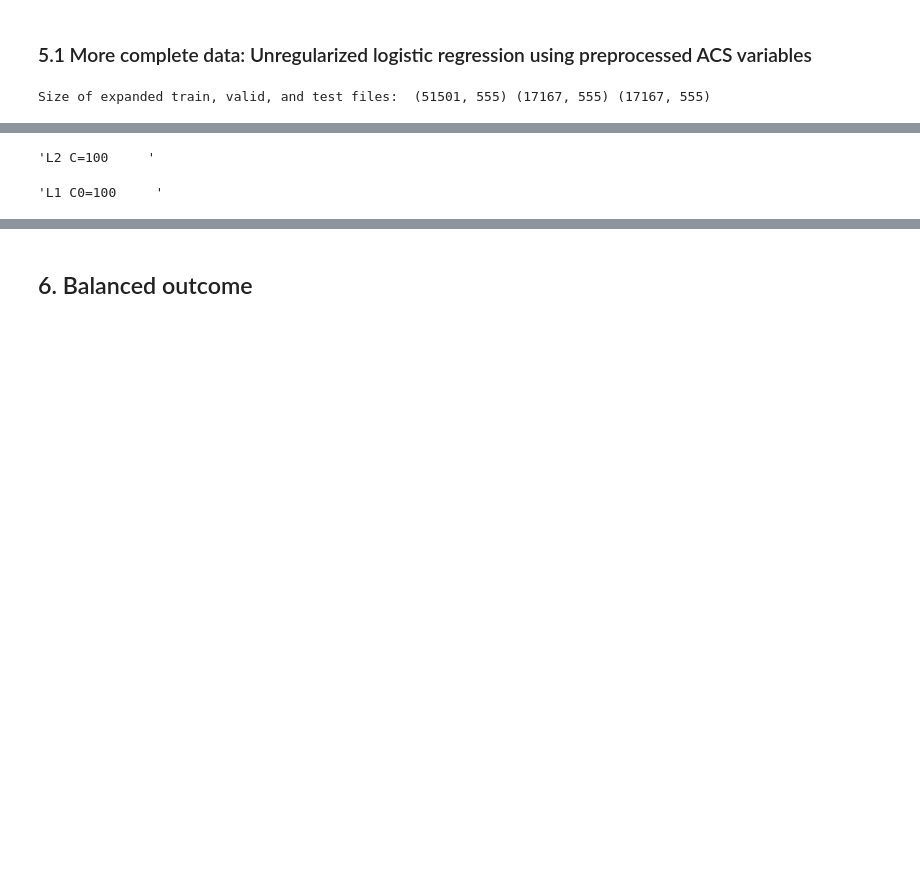
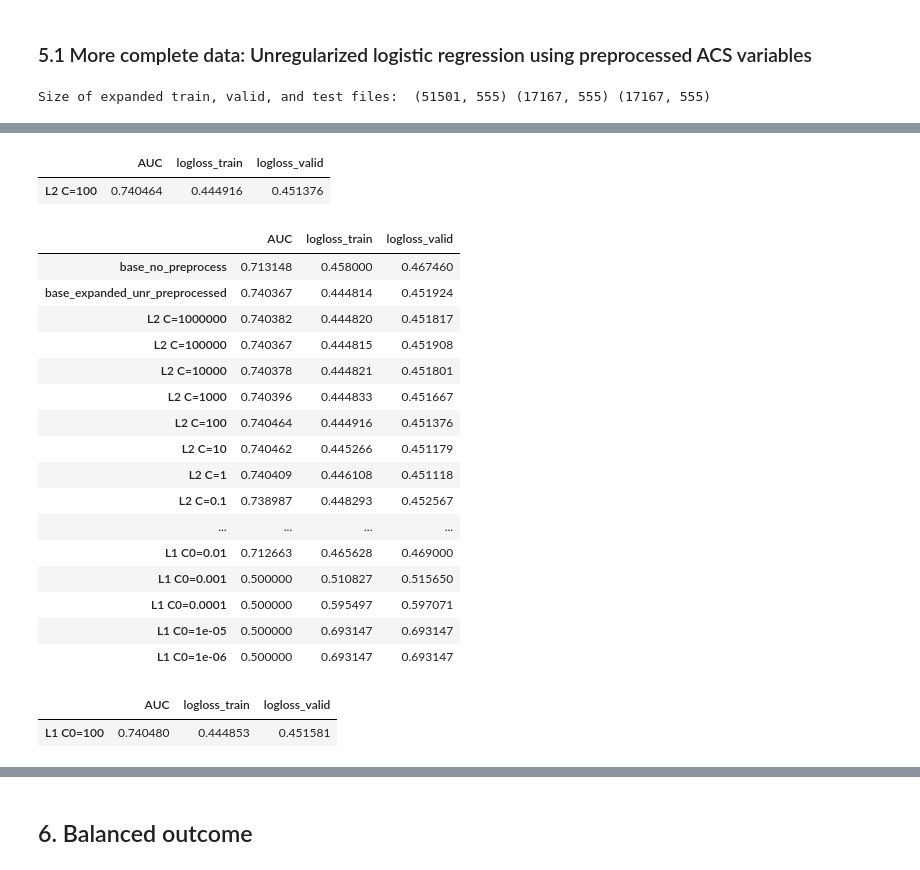
Before and after one commit to zhannazh/Predicting_Outcome_of_Consumer_Finance_Complaints, a Jupyter notebook: 2. Predictive Modeling.ipynb, the cells around one changed output, grey strips where cells are left out. Saved outputs shown, nothing was run; the diff lists cells and outputs as text; code cells hidden in the pictures; blank space fills up the shorter version.

Commit message:
updated expanded dataset section

```diff
--- a/2. Predictive Modeling.ipynb
+++ b/2. Predictive Modeling.ipynb
@@ -622,16 +618,9 @@ for i in range(6,-7, -1):
     logreg.fit(train_expanded_preprocessed.drop(['Y', 'Median_household_income'], axis=1), \
                train_expanded_preprocessed['Y'])
 
-    #residuals on validation set
-    res_v = logreg.predict_proba(valid_expanded_preprocessed.drop(['Y', 'Median_household_income'], axis=1))
-    valid_resid =np.hsplit(res_v, 2)[1]
-
-    #residuals on training set
-    res_t = logreg.predict_proba(train_expanded_preprocessed.drop(['Y', 'Median_household_income'], axis=1))
-    train_resid =np.hsplit(res_t, 2)[1]
-
-    #calculate and store auc and log-loss
-    auc_logloss_expanded_results['L2 C={} {}'.format(10**i, (7-len(str(10**i)))*" ")] = \
-        auc_and_logloss(train_resid, valid_resid, train_expanded_preprocessed.Y, valid_expanded_preprocessed.Y)
-
-#auc_logloss_expanded_results
+    # Calculate AUC (on valid) and log-loss (on train & valid)
+    auc_logloss_expanded_results = \
+        f.store_AUC_and_logloss_results(logreg, \
+        'L2 C={} {}'.format(10**i, (7-len(str(10**i)))*" "), True, \
+        train_expanded_preprocessed, valid_expanded_preprocessed, \
+        ['Y', 'Median_household_income'],  auc_logloss_expanded_results)
@@ -638,8 +647,9 @@ for i in range(6,-7, -1):
 # %%
-# Print the model gives the highest AUC
-max(auc_logloss_expanded_results,key=auc_logloss_expanded_results.get)
+# Print the model that gives the highest AUC
+view_results_expanded[view_results_expanded.AUC == view_results_expanded.AUC.max()]
 # %% [output]
-'L2 C=100     '
+|  | AUC | logloss_train | logloss_valid |
+| L2 C=100 | 0.740464 | 0.444916 | 0.451376 |
 # %%
 # L1 regularized logit for several hyperparameter values on expanded, preprocessed data
 for i in range(6,-7, -1):
@@ -647,24 +657,39 @@ for i in range(6,-7, -1):
     logreg.fit(train_expanded_preprocessed.drop(['Y', 'Median_household_income'], axis=1), \
                train_expanded_preprocessed['Y'])
 
-    #residuals on validation set
-    res_v = logreg.predict_proba(valid_expanded_preprocessed.drop(['Y', 'Median_household_income'], axis=1))
-    valid_resid =np.hsplit(res_v, 2)[1]
-
-    #residuals on training set
-    res_t = logreg.predict_proba(train_expanded_preprocessed.drop(['Y', 'Median_household_income'], axis=1))
-    train_resid =np.hsplit(res_t, 2)[1]
-
-    #calculate and store auc and log-loss
-    auc_logloss_expanded_results['L1 C0={} {}'.format(10**i, (7-len(str(10**i)))*" ")] = \
-        auc_and_logloss(train_resid, valid_resid, train_expanded_preprocessed.Y, valid_expanded_preprocessed.Y)
-
-#auc_logloss_expanded_results
+    # Calculate AUC (on valid) and log-loss (on train & valid)
+    auc_logloss_expanded_results = \
+        f.store_AUC_and_logloss_results(logreg, \
+        'L1 C0={} {}'.format(10**i, (7-len(str(10**i)))*" "), True, \
+        train_expanded_preprocessed, valid_expanded_preprocessed, \
+        ['Y', 'Median_household_income'],  auc_logloss_expanded_results)
+# %%
+view_results_expanded = pd.DataFrame(auc_logloss_expanded_results).T
+view_results_expanded
+# %% [output]
+|  | AUC | logloss_train | logloss_valid |
+| base_no_preprocess | 0.713148 | 0.458000 | 0.467460 |
+| base_expanded_unr_preprocessed | 0.740367 | 0.444814 | 0.451924 |
+| L2 C=1000000 | 0.740382 | 0.444820 | 0.451817 |
+| L2 C=100000 | 0.740367 | 0.444815 | 0.451908 |
+| L2 C=10000 | 0.740378 | 0.444821 | 0.451801 |
+| L2 C=1000 | 0.740396 | 0.444833 | 0.451667 |
+| L2 C=100 | 0.740464 | 0.444916 | 0.451376 |
+| L2 C=10 | 0.740462 | 0.445266 | 0.451179 |
+| L2 C=1 | 0.740409 | 0.446108 | 0.451118 |
+| L2 C=0.1 | 0.738987 | 0.448293 | 0.452567 |
+| ... | ... | ... | ... |
+| L1 C0=0.01 | 0.712663 | 0.465628 | 0.469000 |
+| L1 C0=0.001 | 0.500000 | 0.510827 | 0.515650 |
+| L1 C0=0.0001 | 0.500000 | 0.595497 | 0.597071 |
+| L1 C0=1e-05 | 0.500000 | 0.693147 | 0.693147 |
+| L1 C0=1e-06 | 0.500000 | 0.693147 | 0.693147 |
 # %%
 # Print the model that gives the highest AUC
-max(auc_logloss_expanded_results,key=auc_logloss_expanded_results.get)
+view_results_expanded[view_results_expanded.AUC == view_results_expanded.AUC.max()]
 # %% [output]
-'L1 C0=100     '
+|  | AUC | logloss_train | logloss_valid |
+| L1 C0=100 | 0.740480 | 0.444853 | 0.451581 |
 # %%
 # Calculate % of false positives and false negatives for L1 with C=100 on the expanded dataset
 logreg_L1_C100 = LogisticRegression(penalty='l1', C=100, fit_intercept = False, solver='liblinear')
```
Also changed, not shown: parts of 16 cells of this notebook, 1 other file.
